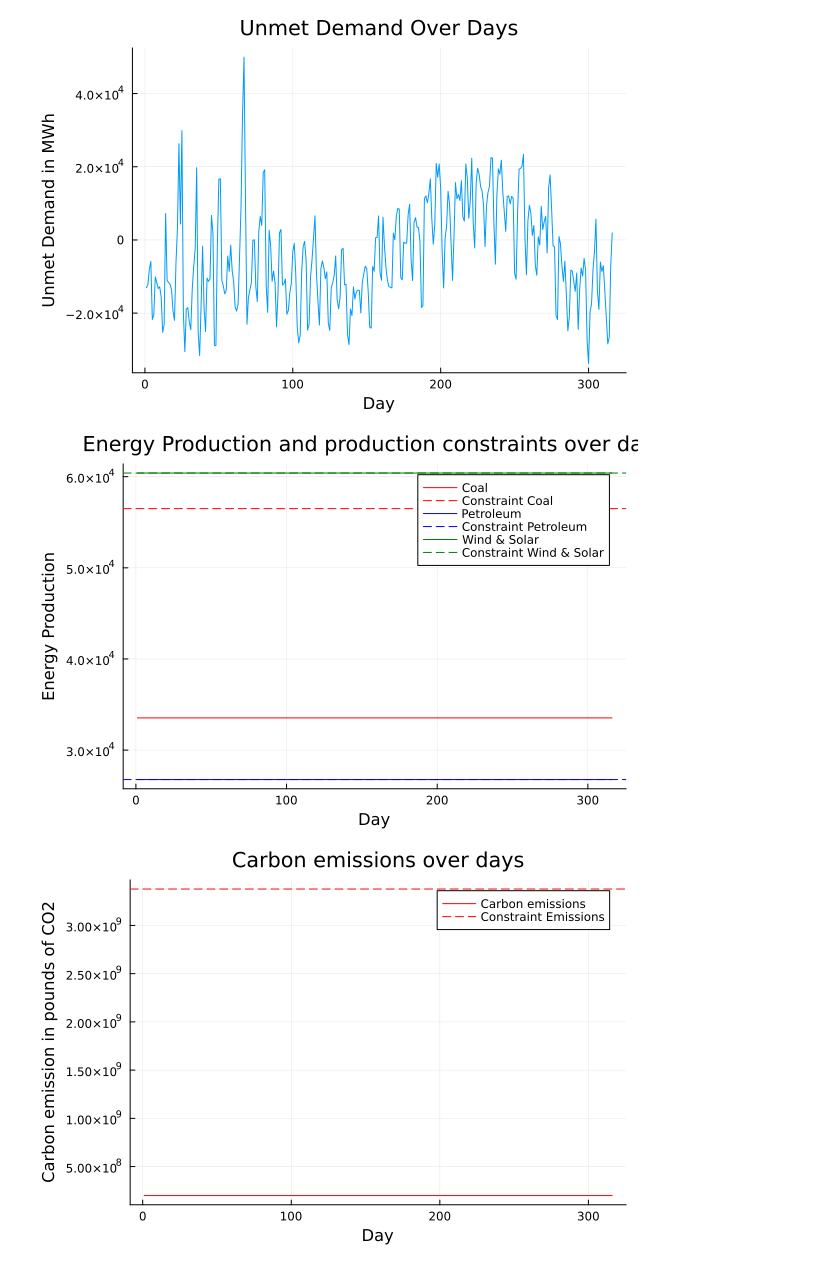
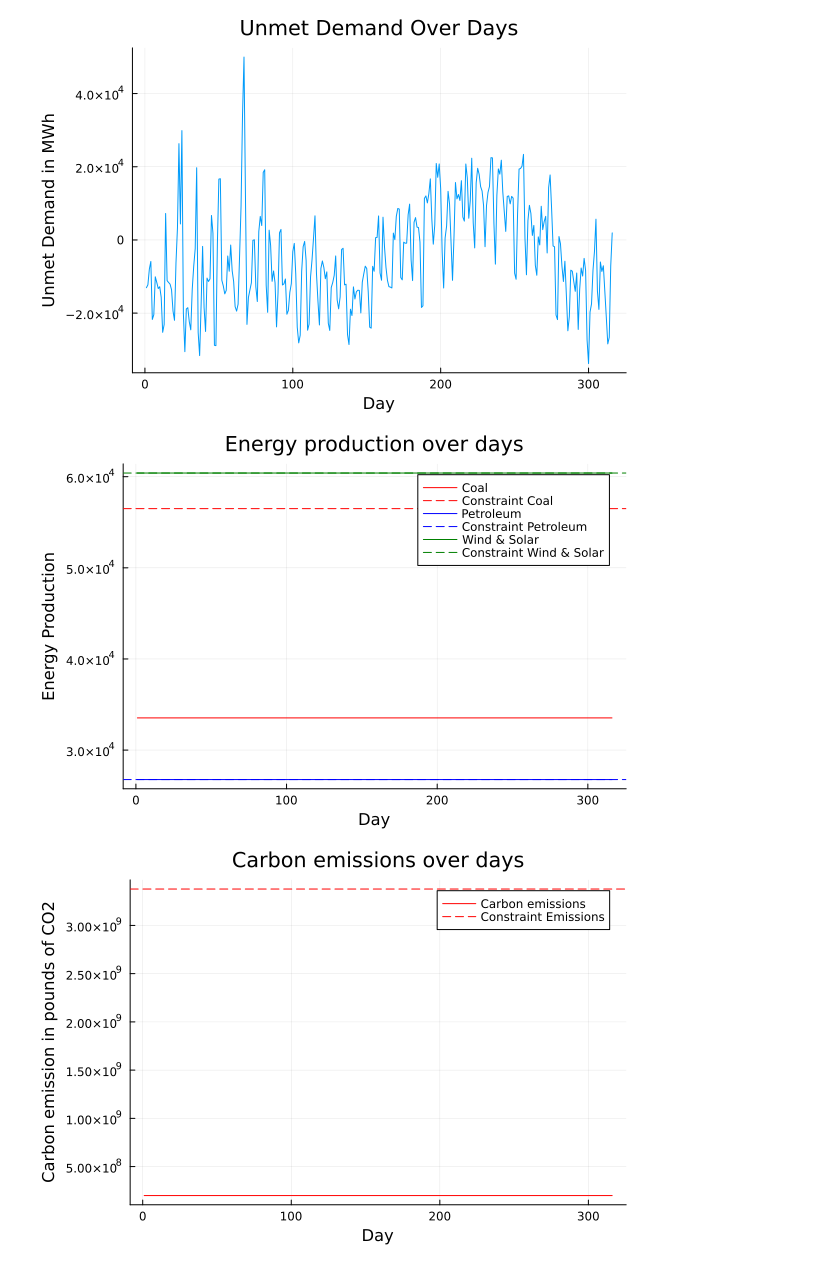
Before and after one commit to tommysalva/ml_proj, a Jupyter notebook: prescription.ipynb, the cells around one changed output. Saved outputs shown, nothing was run; the diff lists cells and outputs as text; code cells hidden in the pictures.

```diff
--- a/prescription.ipynb
+++ b/prescription.ipynb
@@ -167,19 +167,19 @@ plot(days, not_met_true, title = "Unmet Demand Over Days", xlabel = "Day", ylabe
 # %%
 # Plot the production of the different types of energy over the days
 coal_production = prescriptions[1, :]
 petroleum_production = prescriptions[2, :]
 wind_solar_production = prescriptions[3, :]
 days = 1:T
-plot(days, coal_production, label = "Coal", color = :red, title = "Energy Production and production constraints over days", xlabel = "Day", ylabel = "Energy Production", legend = :topright)
+plot(days, coal_production, label = "Coal", color = :red, title = "Energy production over days", xlabel = "Day", ylabel = "Energy Production", legend = :topright)
 hline!([P[1]], color = :red, linestyle = :dash, label = "Constraint Coal")
 
 plot!(days, petroleum_production, label = "Petroleum", color = :blue)
 hline!([P[2]], color = :blue, linestyle = :dash, label = "Constraint Petroleum")
 
 plot!(days, wind_solar_production, label = "Wind & Solar", color = :green)
 hline!([P[3]], color = :green, linestyle = :dash, label = "Constraint Wind & Solar")
 # %% [output]
-[figure, old version]
+[figure, new version]
 # %%
 days = 1:T
 plot(days, prescription_emissions, label = "Carbon emissions", color = :red, title = "Carbon emissions over days", xlabel = "Day", ylabel = "Carbon emission in pounds of CO2", legend = :topright)
```
Also changed, not shown: parts of 2 cells of this notebook.
